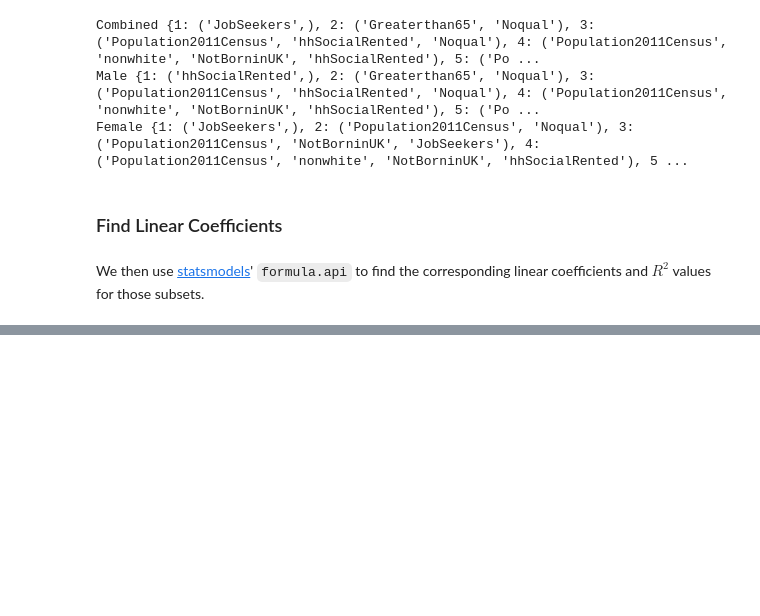
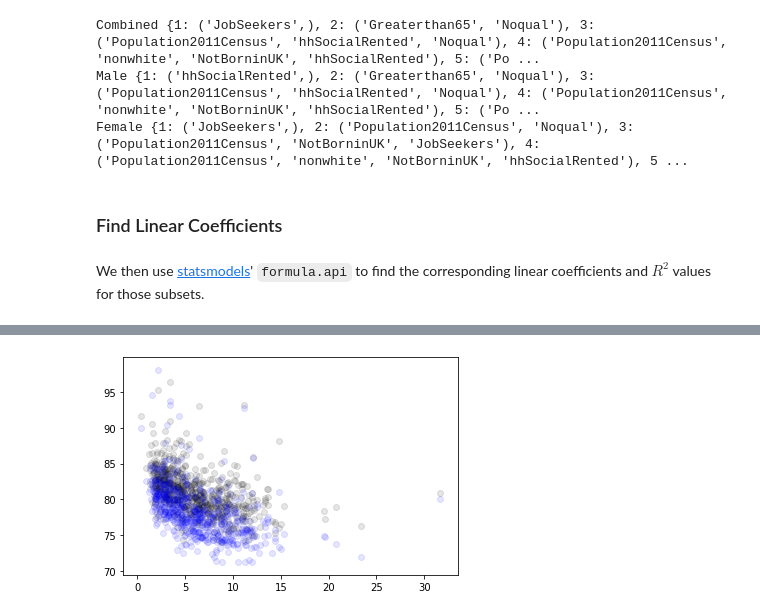
Before and after one commit to peterprescott/ward-lifetimes, a Jupyter notebook: ward_lifetimes.ipynb, the cells around one changed output, grey strips where cells are left out. Saved outputs shown, nothing was run; the diff lists cells and outputs as text; code cells hidden in the pictures; blank space fills up the shorter version.

```diff
--- a/ward_lifetimes.ipynb
+++ b/ward_lifetimes.ipynb
@@ -746,0 +735,6 @@ stop
+# %%
+f, ax = plt.subplots()
+for i in range(2):
+    plt.scatter(total_df['JobSeekers'],total_df[f'{version[i]}lifeexpectancy'],alpha=0.1,c=c[i])
+# %% [output]
+[figure, added]
```
Also changed, not shown: parts of 27 cells of this notebook.
